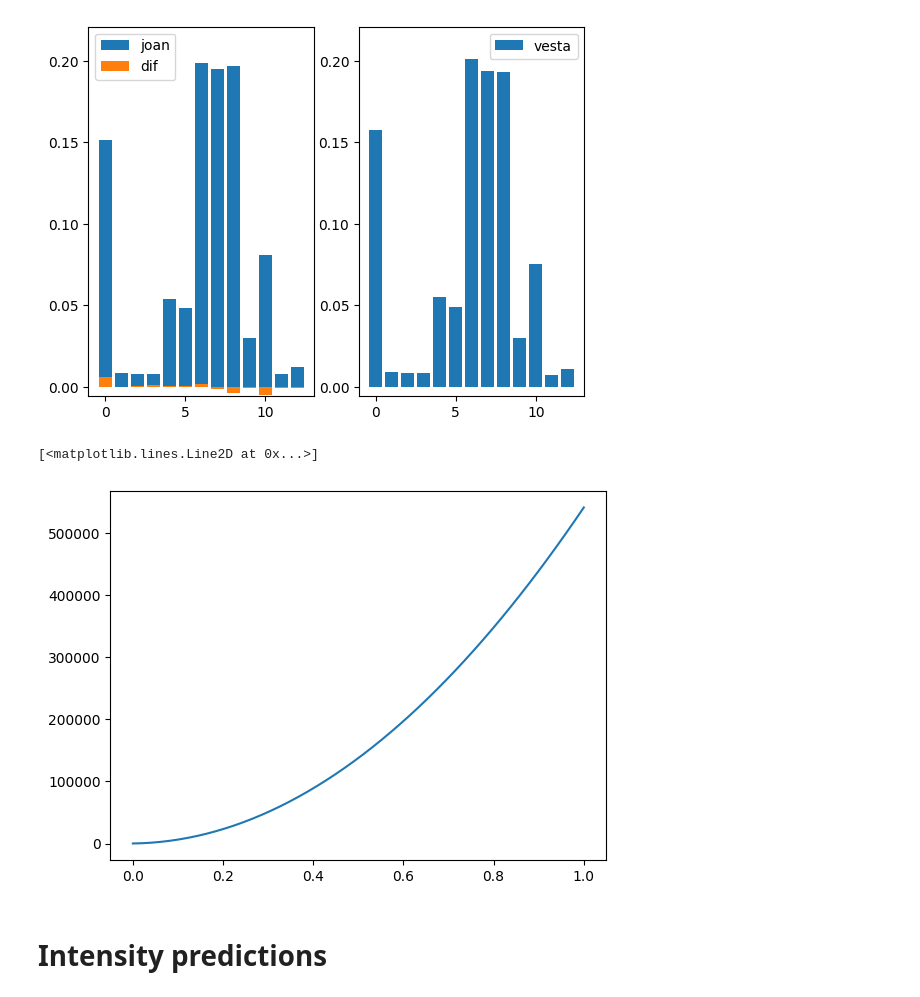
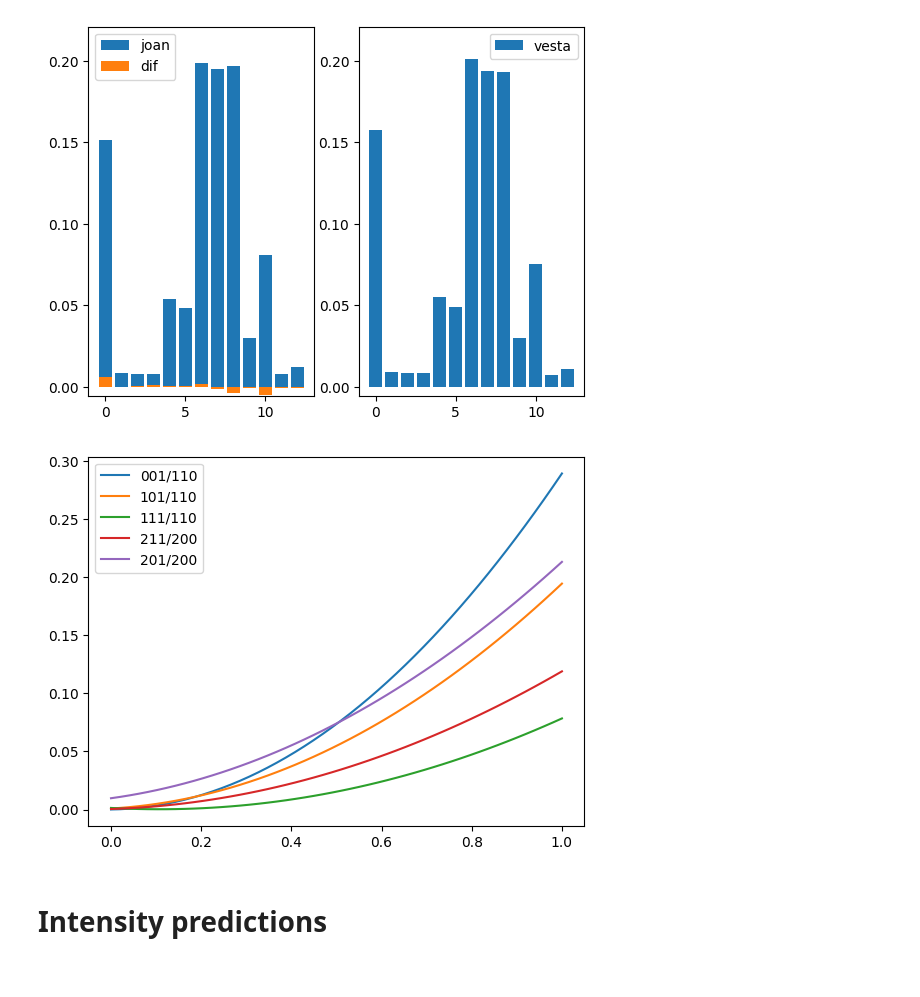
Before and after one commit to beepmo/intense_XRD, a Jupyter notebook: hkl_intensity_calculator3.ipynb, the cells around one changed output. Saved outputs shown, nothing was run; the diff lists cells and outputs as text; code cells hidden in the pictures.

Commit message:
complete uchino reconstruct sans 201/200

```diff
--- a/hkl_intensity_calculator3.ipynb
+++ b/hkl_intensity_calculator3.ipynb
@@ -486,13 +486,42 @@ Difference: [ 0.00608542  0.00028305  0.0005589   0.00097977  0.00089455  0.0009
   0.00215526 -0.00118053 -0.00361074 -0.00051726 -0.00514417 -0.00054883
  -0.00087578]
 [figure]
-# %%
-x = np.linspace(1/3,2/3)
-i001 = I('001', LTO_abc, x,M_double_perov, L2p3TO_S)
-plt.plot(sigma(x),i001)
-# %% [output]
-[<matplotlib.lines.Line2D at 0x...>]
-[figure, removed]
+# %%
+x = np.linspace(1/3,2/3)
+i001 = I('001', LTO_abc, x,M_double_perov, L2p3TO_S)
+
+i101 = I('101', LTO_abc, x,M_double_perov, L2p3TO_S) \
+     + I('011', LTO_abc, x,M_double_perov, L2p3TO_S)
+
+i111 = I('111', LTO_abc, x,M_double_perov, L2p3TO_S) \
+     + I('003', LTO_abc, x,M_double_perov, L2p3TO_S)
+
+i110 = I('110', LTO_abc, x, M_double_perov, L2p3TO_S) \
+     + I('102', LTO_abc, x, M_double_perov, L2p3TO_S) \
+     + I('012', LTO_abc, x, M_double_perov, L2p3TO_S)
+
+i200 = I('200', LTO_abc, x, M_double_perov, L2p3TO_S) \
+     + I('020', LTO_abc, x, M_double_perov, L2p3TO_S) \
+     + I('004', LTO_abc, x, M_double_perov, L2p3TO_S)
+
+i201 = I('201', LTO_abc, x, M_double_perov, L2p3TO_S) \
+     + I('021', LTO_abc, x, M_double_perov, L2p3TO_S) \
+     + I('113', LTO_abc, x, M_double_perov, L2p3TO_S)
+
+i211 = I('211', LTO_abc, x, M_double_perov, L2p3TO_S) \
+     + I('121', LTO_abc, x, M_double_perov, L2p3TO_S)
+
+plt.plot(sigma(x),i001/i110,label='001/110')
+plt.plot(sigma(x),i101/i110,label='101/110')
+plt.plot(sigma(x),i111/i110,label='111/110')
+plt.plot(sigma(x),i211/i200,label='211/200')
+plt.plot(sigma(x),i201/i200,label='201/200')
+
+
+plt.legend()
+plt.savefig('/Users/beep/Desktop/La2-3/La2-3_Uchino_Fig5_reconstruction')
+# %% [output]
+[figure, added]
 # %% [markdown]
 # Intensity predictions
 # %% [markdown]
```
